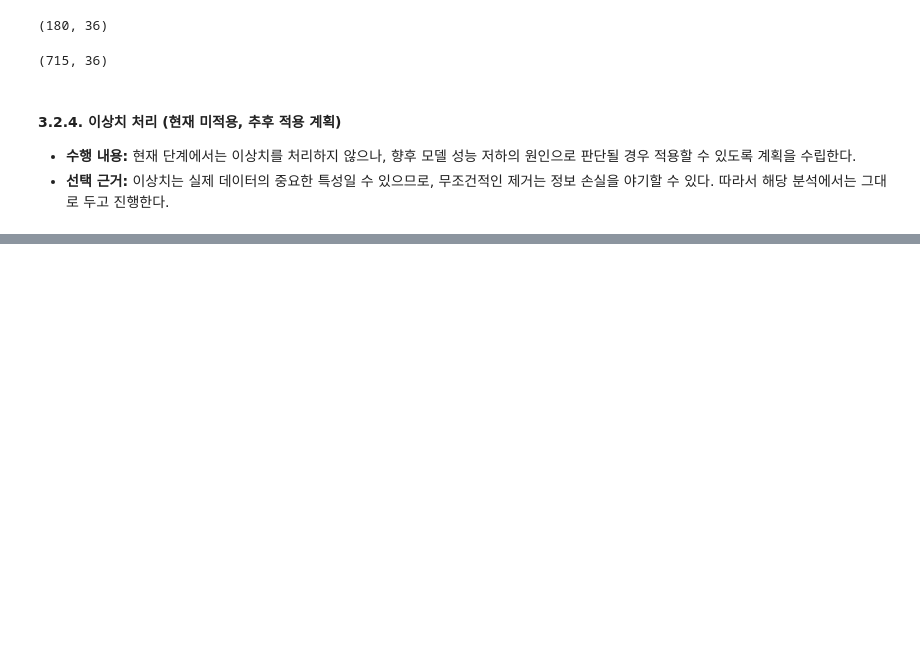
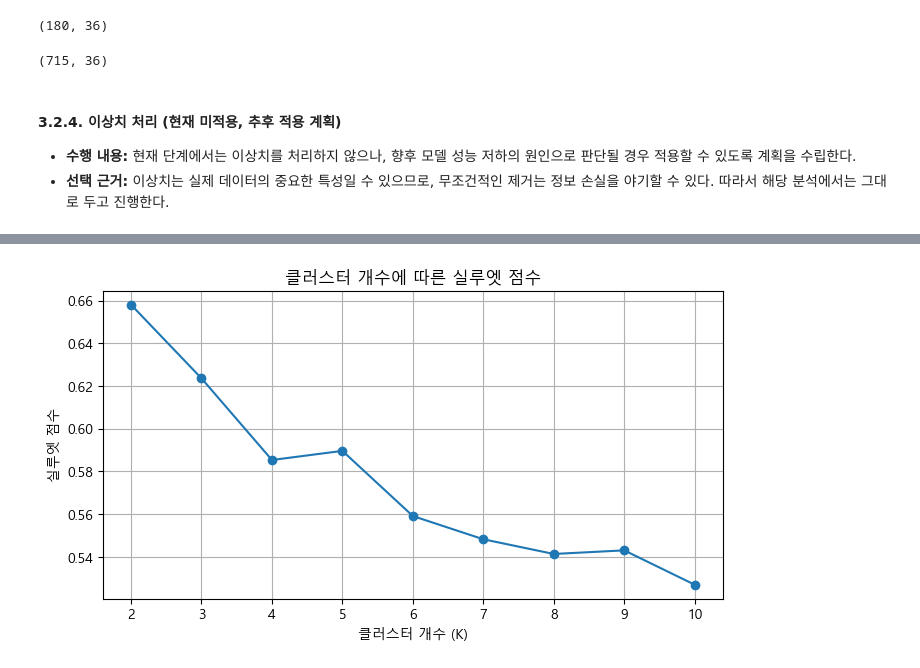
Before and after one commit to otto-Choi/Project-hotel_booking, a Jupyter notebook: notebooks/02_Clustering_customer_type.ipynb, the cells around one changed output, grey strips where cells are left out. Drawn from its saved outputs; the diff is of its cells as text; code cells hidden in the pictures; blank space fills up the shorter version.

```diff
--- a/notebooks/02_Clustering_customer_type.ipynb
+++ b/notebooks/02_Clustering_customer_type.ipynb
@@ -121,0 +235,12 @@ df_cleaned = df_cleaned[df_cleaned['total_nights'] > 0]
+# %%
+# 실루엣 점수 시각화
+plt.figure(figsize=(8, 4))
+plt.plot(range(2, 11), silhouette_scores, marker='o')
+plt.title('클러스터 개수에 따른 실루엣 점수')
+plt.xlabel('클러스터 개수 (K)')
+plt.ylabel('실루엣 점수')
+plt.xticks(range(2, 11))
+plt.grid(True)
+plt.show()
+# %% [output]
+[figure, added]
```
Also changed, not shown: parts of 8 cells of this notebook.
